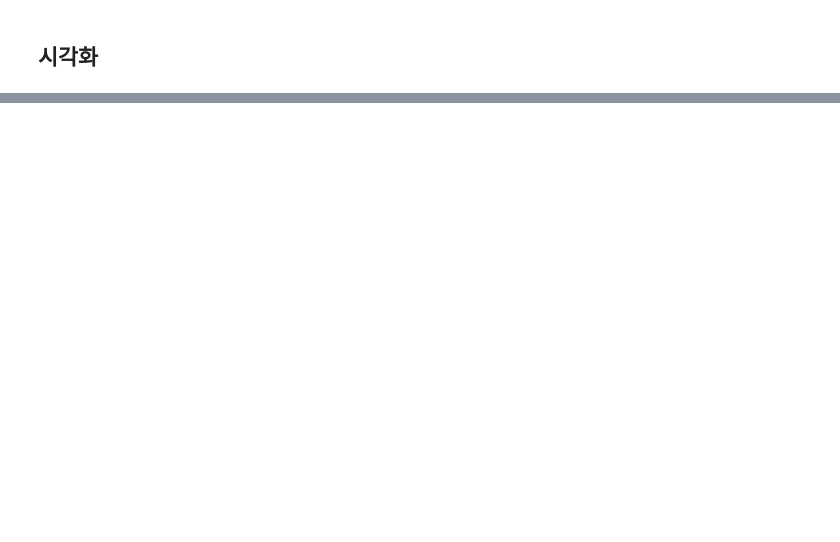
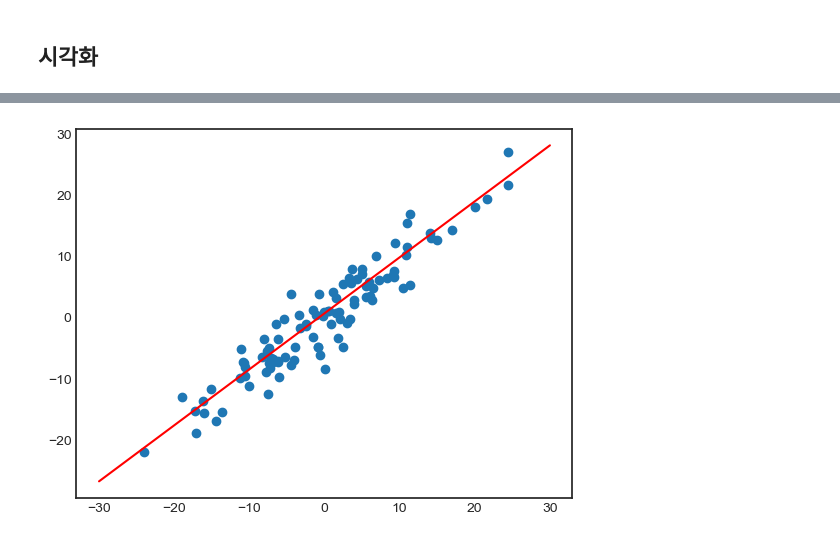
Before and after one commit to kksoo1769/study, a Jupyter notebook: code/deep_learning/10.pytorch_gen_nn/10-0.neural_network.ipynb, the cells around one changed output, grey strips where cells are left out. Drawn from its saved outputs; the diff is of its cells as text; code cells hidden in the pictures; blank space fills up the shorter version.

```diff
--- a/code/deep_learning/10.pytorch_gen_nn/10-0.neural_network.ipynb
+++ b/code/deep_learning/10.pytorch_gen_nn/10-0.neural_network.ipynb
@@ -38,0 +190,4 @@
+# %%
+plot_fit('Trained Model')
+# %% [output]
+[figure, added]
```
Also changed, not shown: parts of 11 cells of this notebook.
